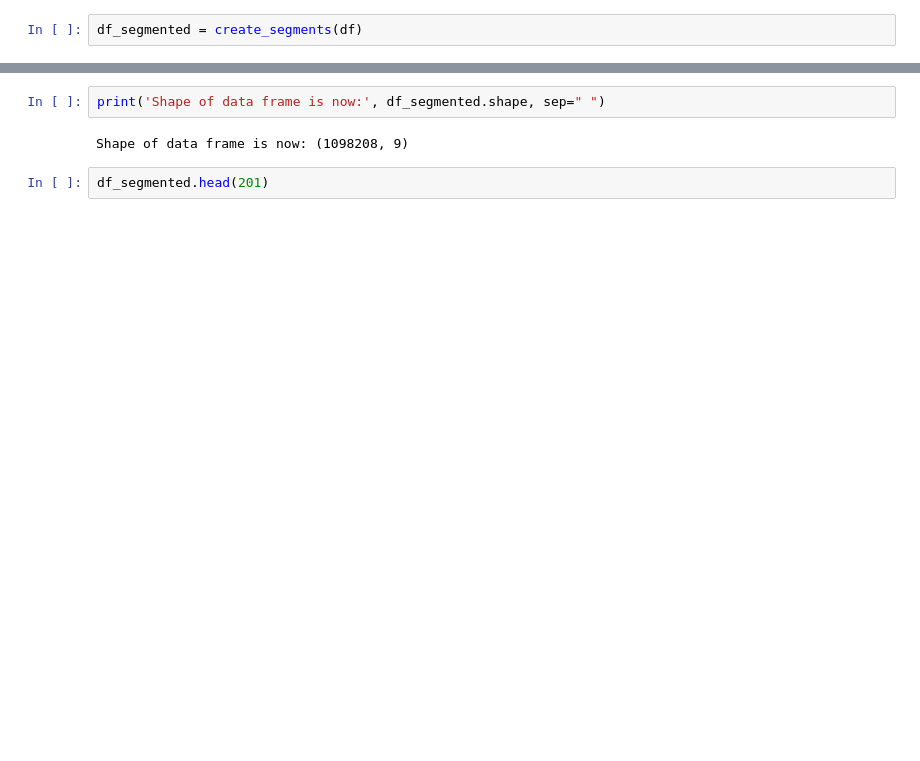
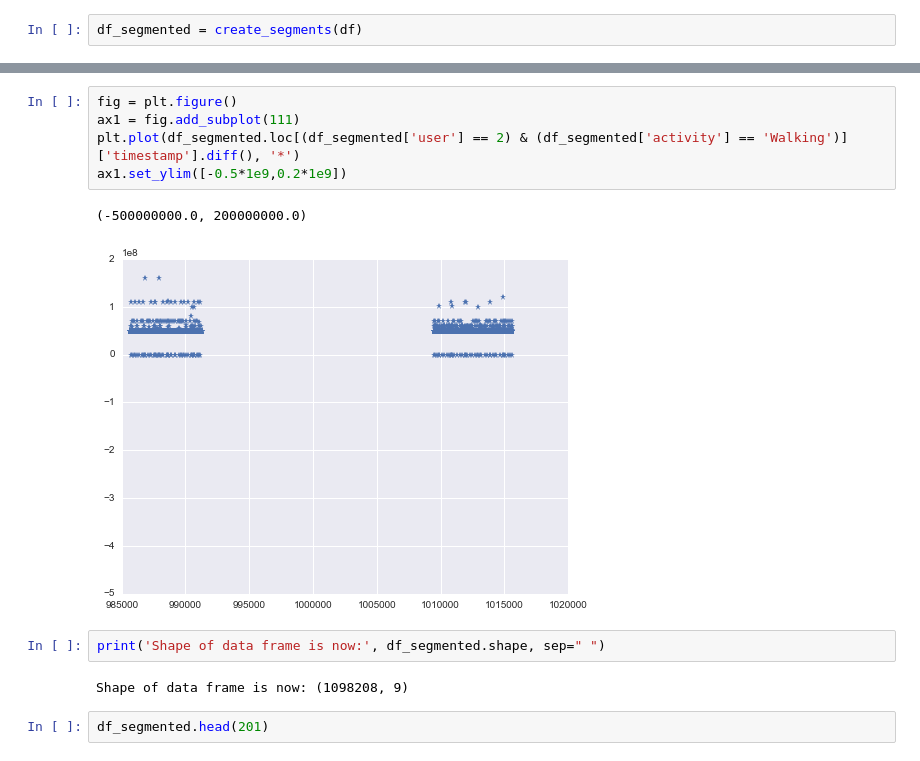
Before and after one commit to SamAstro/WISDM, a Jupyter notebook: data_mining_wisdm.ipynb, the cells around one changed output, grey strips where cells are left out. Drawn from its saved outputs; the diff is of its cells as text; blank space fills up the shorter version.

```diff
--- a/data_mining_wisdm.ipynb
+++ b/data_mining_wisdm.ipynb
@@ -74,3 +74,11 @@ df_segmented.head()
+# %%
+fig = plt.figure()
+ax1 = fig.add_subplot(111)
+plt.plot(df_segmented.loc[(df_segmented['user'] == 2) & (df_segmented['activity'] == 'Walking')]['timestamp'].diff(), '*')
+ax1.set_ylim([-0.5*1e9,0.2*1e9])
+# %% [output]
+(-500000000.0, 200000000.0)
+[figure, added]
 # %%
 print('Shape of data frame is now:', df_segmented.shape, sep=" ")
 # %% [output]
```
Also changed, not shown: parts of 9 cells of this notebook, 1 other file.
